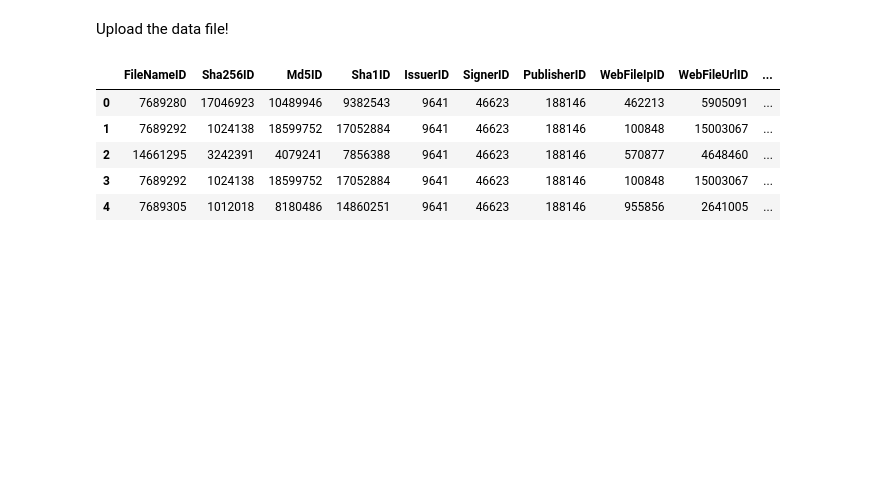
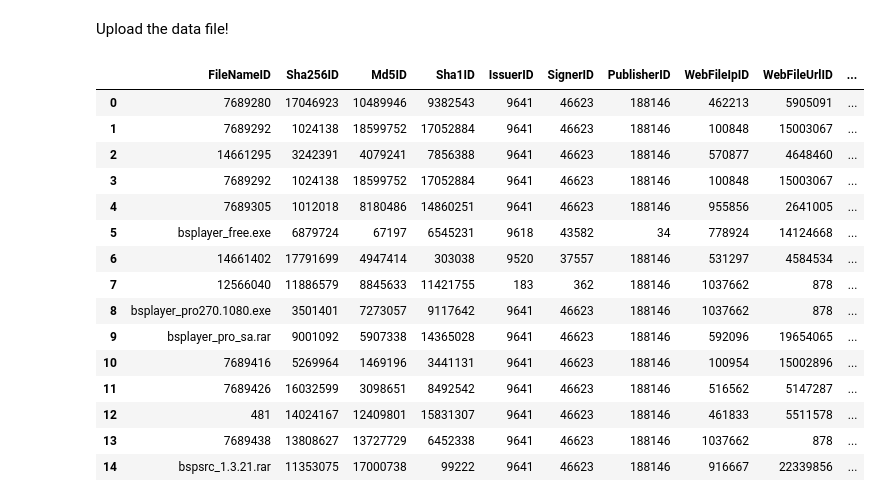
Before and after one commit to NitCoh/TextAnalysisForBigData, a Jupyter notebook: Big_Data_Analysis_for_Cyber_Security_Text_Analysis.ipynb, the cells around one changed output. Saved outputs shown, nothing was run; the diff lists cells and outputs as text; code cells hidden in the pictures; blank space fills up the shorter version.

```diff
--- a/Big_Data_Analysis_for_Cyber_Security_Text_Analysis.ipynb
+++ b/Big_Data_Analysis_for_Cyber_Security_Text_Analysis.ipynb
@@ -17,13 +19,23 @@ cols_names
 # %%
 ## Upload the data file first!
 data_path = '/content/Obf_oneInTenWeek1_d1.tsv'
 
 df = pd.read_csv(data_path,sep='\t', names=cols_names)
-df.head()
+df.head(n=15)
 # %% [output]
 |  | FileNameID | Sha256ID | Md5ID | Sha1ID | IssuerID | SignerID | PublisherID | WebFileIpID | WebFileUrlID | ... |
 | 0 | 7689280 | 17046923 | 10489946 | 9382543 | 9641 | 46623 | 188146 | 462213 | 5905091 | ... |
 | 1 | 7689292 | 1024138 | 18599752 | 17052884 | 9641 | 46623 | 188146 | 100848 | 15003067 | ... |
 | 2 | 14661295 | 3242391 | 4079241 | 7856388 | 9641 | 46623 | 188146 | 570877 | 4648460 | ... |
 | 3 | 7689292 | 1024138 | 18599752 | 17052884 | 9641 | 46623 | 188146 | 100848 | 15003067 | ... |
 | 4 | 7689305 | 1012018 | 8180486 | 14860251 | 9641 | 46623 | 188146 | 955856 | 2641005 | ... |
+| 5 | bsplayer_free.exe | 6879724 | 67197 | 6545231 | 9618 | 43582 | 34 | 778924 | 14124668 | ... |
+| 6 | 14661402 | 17791699 | 4947414 | 303038 | 9520 | 37557 | 188146 | 531297 | 4584534 | ... |
+| 7 | 12566040 | 11886579 | 8845633 | 11421755 | 183 | 362 | 188146 | 1037662 | 878 | ... |
+| 8 | bsplayer_pro270.1080.exe | 3501401 | 7273057 | 9117642 | 9641 | 46623 | 188146 | 1037662 | 878 | ... |
+| 9 | bsplayer_pro_sa.rar | 9001092 | 5907338 | 14365028 | 9641 | 46623 | 188146 | 592096 | 19654065 | ... |
+| 10 | 7689416 | 5269964 | 1469196 | 3441131 | 9641 | 46623 | 188146 | 100954 | 15002896 | ... |
+| 11 | 7689426 | 16032599 | 3098651 | 8492542 | 9641 | 46623 | 188146 | 516562 | 5147287 | ... |
+| 12 | 481 | 14024167 | 12409801 | 15831307 | 9641 | 46623 | 188146 | 461833 | 5511578 | ... |
+| 13 | 7689438 | 13808627 | 13727729 | 6452338 | 9641 | 46623 | 188146 | 1037662 | 878 | ... |
+| 14 | bspsrc_1.3.21.rar | 11353075 | 17000738 | 99222 | 9641 | 46623 | 188146 | 916667 | 22339856 | ... |
```
Also changed, not shown: parts of 7 cells of this notebook.
